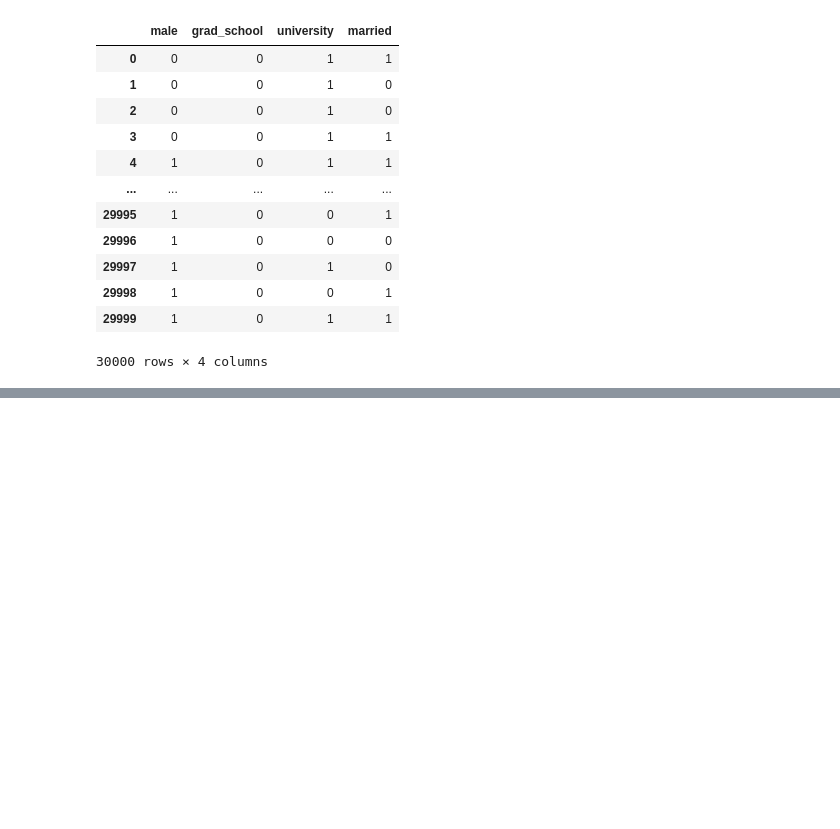
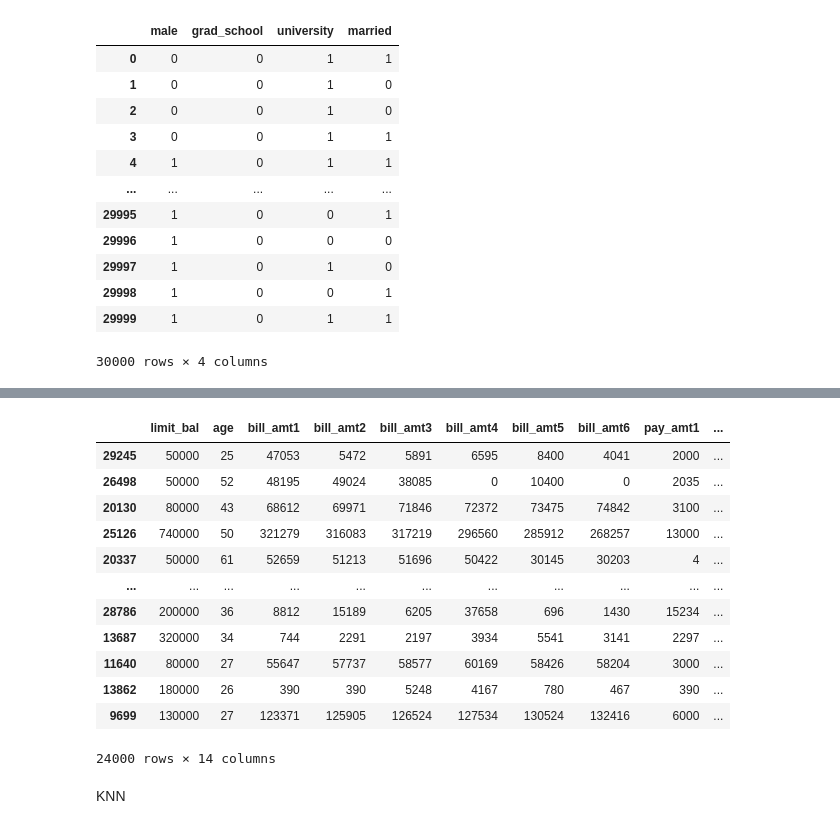
Before and after one commit to ihsan292292/ML-AI-ICT-course, a Jupyter notebook: credit_card_dataset.ipynb, the cells around one changed output, grey strips where cells are left out. Saved outputs shown, nothing was run; the diff lists cells and outputs as text; code cells hidden in the pictures; blank space fills up the shorter version.

```diff
--- a/credit_card_dataset.ipynb
+++ b/credit_card_dataset.ipynb
@@ -168,0 +159,4 @@ y = data['default']
+# %%
+x_train,x_test,y_train,y_test = train_test_split(x,y, test_size= 0.2,random_state= 134)
+# %%
+sc_features = ["limit_bal","age"] +bill_amt_features + pay_amt_features
@@ -168,0 +167,16 @@ y = data['default']
+# %%
+x_train.loc[:,sc_features]
+# %% [output]
+|  | limit_bal | age | bill_amt1 | bill_amt2 | bill_amt3 | bill_amt4 | bill_amt5 | bill_amt6 | pay_amt1 | ... |
+| 29245 | 50000 | 25 | 47053 | 5472 | 5891 | 6595 | 8400 | 4041 | 2000 | ... |
+| 26498 | 50000 | 52 | 48195 | 49024 | 38085 | 0 | 10400 | 0 | 2035 | ... |
+| 20130 | 80000 | 43 | 68612 | 69971 | 71846 | 72372 | 73475 | 74842 | 3100 | ... |
+| 25126 | 740000 | 50 | 321279 | 316083 | 317219 | 296560 | 285912 | 268257 | 13000 | ... |
+| 20337 | 50000 | 61 | 52659 | 51213 | 51696 | 50422 | 30145 | 30203 | 4 | ... |
+| ... | ... | ... | ... | ... | ... | ... | ... | ... | ... | ... |
+| 28786 | 200000 | 36 | 8812 | 15189 | 6205 | 37658 | 696 | 1430 | 15234 | ... |
+| 13687 | 320000 | 34 | 744 | 2291 | 2197 | 3934 | 5541 | 3141 | 2297 | ... |
+| 11640 | 80000 | 27 | 55647 | 57737 | 58577 | 60169 | 58426 | 58204 | 3000 | ... |
+| 13862 | 180000 | 26 | 390 | 390 | 5248 | 4167 | 780 | 467 | 390 | ... |
+| 9699 | 130000 | 27 | 123371 | 125905 | 126524 | 127534 | 130524 | 132416 | 6000 | ... |
+24000 rows × 14 columns
@@ -168,0 +189,2 @@ y = data['default']
+# %% [markdown]
+KNN
```
Also changed, not shown: parts of 53 cells of this notebook, 3 other files.
